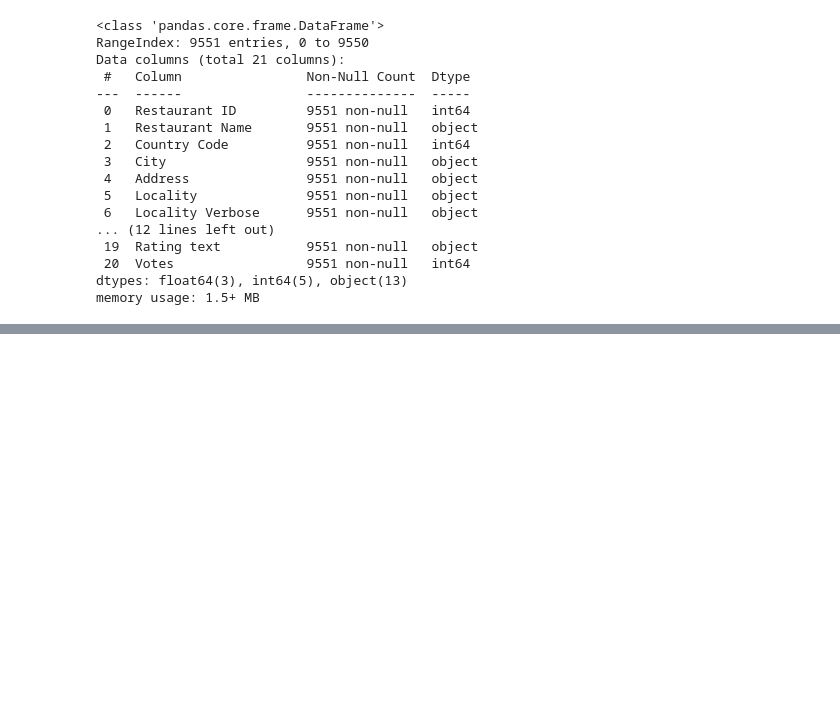
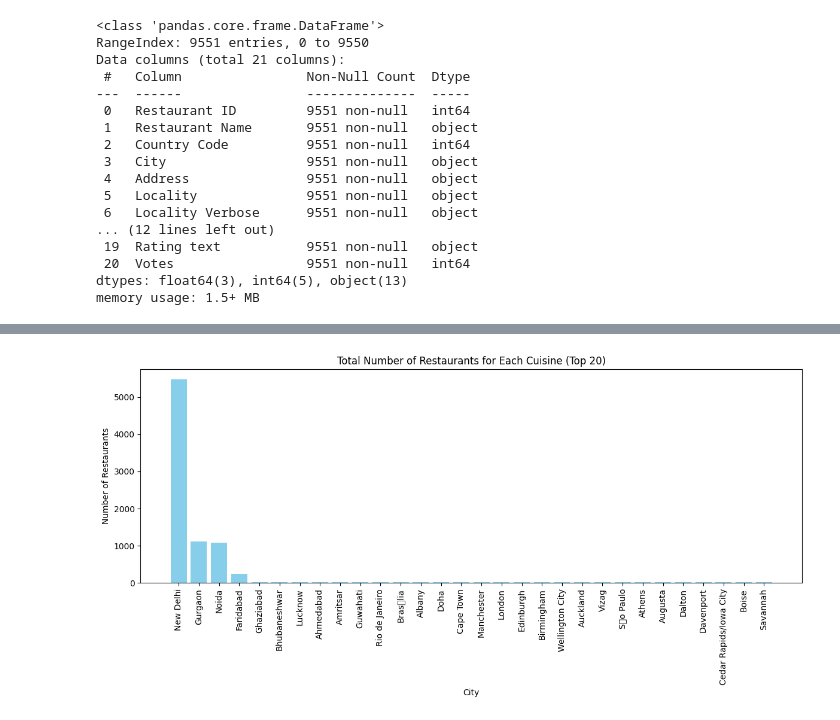
Before and after one commit to gowtham-dd/Data-Science-Basics, a Jupyter notebook: DataVisualization.ipynb, the cells around one changed output, grey strips where cells are left out. Cells and saved outputs as stored; diff of their text form; code cells hidden in the pictures; blank space fills up the shorter version.

```diff
--- a/DataVisualization.ipynb
+++ b/DataVisualization.ipynb
@@ -384,0 +519,19 @@ fig.show()
+# %%
+# # prompt: write a plot  that represents total number of restaurants for each cuisines
+import matplotlib.pyplot as plt
+import pandas as pd
+ # Load the dataset
+data = pd.read_csv("https://raw.githubusercontent.com/nethajinirmal13/Training-datasets/refs/heads/main/zomato/zomato.csv")
+ # Count the number of restaurants for each cuisine
+cuisine_counts = data['City'].value_counts()
+ # Create the bar plot
+plt.figure(figsize=(12, 6))
+plt.bar(cuisine_counts.index[:30], cuisine_counts.values[:30], color='skyblue')  # Plotting only the top 20 cuisines for better visualization
+plt.xlabel('City')
+plt.ylabel('Number of Restaurants')
+plt.title('Total Number of Restaurants for Each Cuisine (Top 20)')
+plt.xticks(rotation=90)
+plt.tight_layout()
+plt.show()
+# %% [output]
+[figure, added]
```
Also changed, not shown: parts of 14 cells of this notebook.
